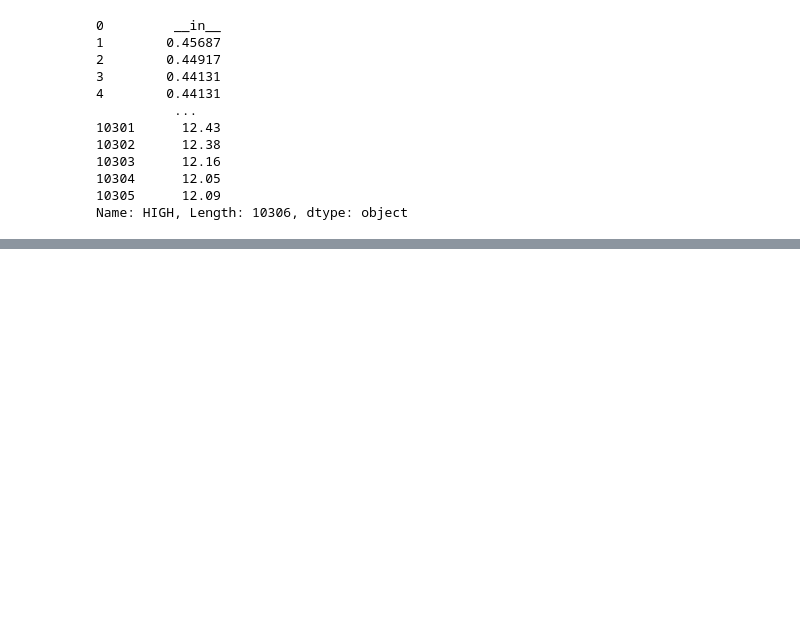
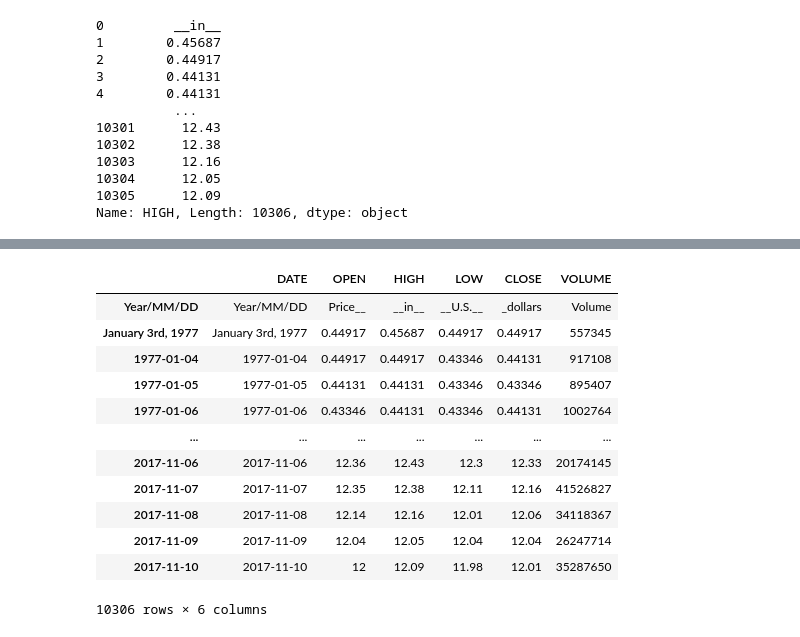
Before and after one commit to RJDischinger/DataScienceStockTracker2021, a Jupyter notebook: US StockMarket Manipulation 2021.ipynb, the cells around one changed output, grey strips where cells are left out. Drawn from its saved outputs; the diff is of its cells as text; code cells hidden in the pictures; blank space fills up the shorter version.

```diff
--- a/US StockMarket Manipulation 2021.ipynb
+++ b/US StockMarket Manipulation 2021.ipynb
@@ -288,0 +380,18 @@ plt.subplots_adjust(left=.15)
+# %%
+#Change the index to be the DATE
+df_f = df_f.set_index((df_f['DATE'].values))
+df_f
+# %% [output]
+|  | DATE | OPEN | HIGH | LOW | CLOSE | VOLUME |
+| Year/MM/DD | Year/MM/DD | Price__ | __in__ | __U.S.__ | _dollars | Volume |
+| January 3rd, 1977 | January 3rd, 1977 | 0.44917 | 0.45687 | 0.44917 | 0.44917 | 557345 |
+| 1977-01-04 | 1977-01-04 | 0.44917 | 0.44917 | 0.43346 | 0.44131 | 917108 |
+| 1977-01-05 | 1977-01-05 | 0.44131 | 0.44131 | 0.43346 | 0.43346 | 895407 |
+| 1977-01-06 | 1977-01-06 | 0.43346 | 0.44131 | 0.43346 | 0.44131 | 1002764 |
+| ... | ... | ... | ... | ... | ... | ... |
+| 2017-11-06 | 2017-11-06 | 12.36 | 12.43 | 12.3 | 12.33 | 20174145 |
+| 2017-11-07 | 2017-11-07 | 12.35 | 12.38 | 12.11 | 12.16 | 41526827 |
+| 2017-11-08 | 2017-11-08 | 12.14 | 12.16 | 12.01 | 12.06 | 34118367 |
+| 2017-11-09 | 2017-11-09 | 12.04 | 12.05 | 12.04 | 12.04 | 26247714 |
+| 2017-11-10 | 2017-11-10 | 12 | 12.09 | 11.98 | 12.01 | 35287650 |
+10306 rows × 6 columns
```
Also changed, not shown: parts of 27 cells of this notebook.
